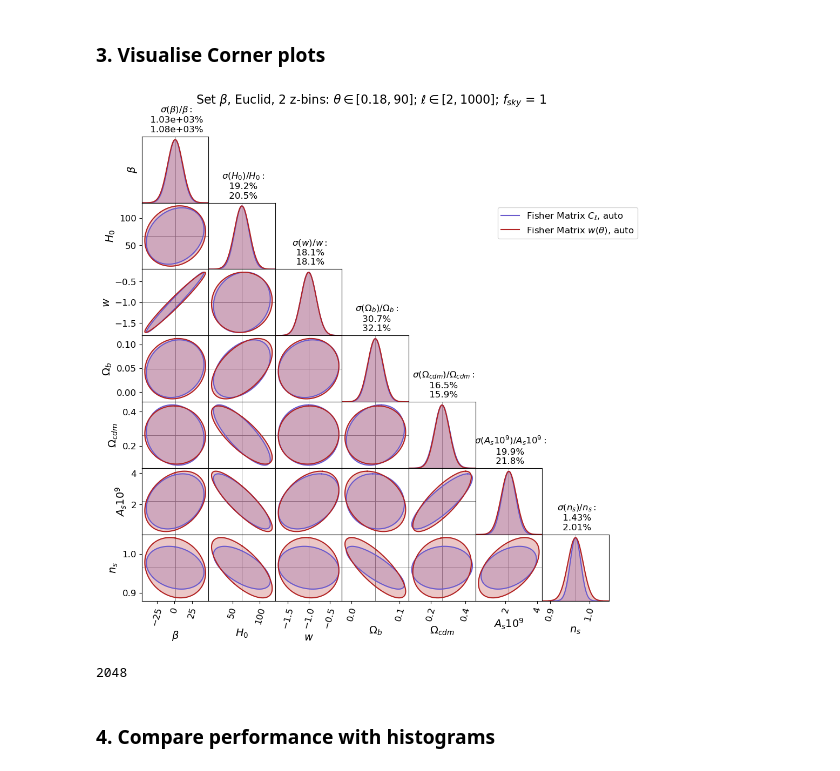
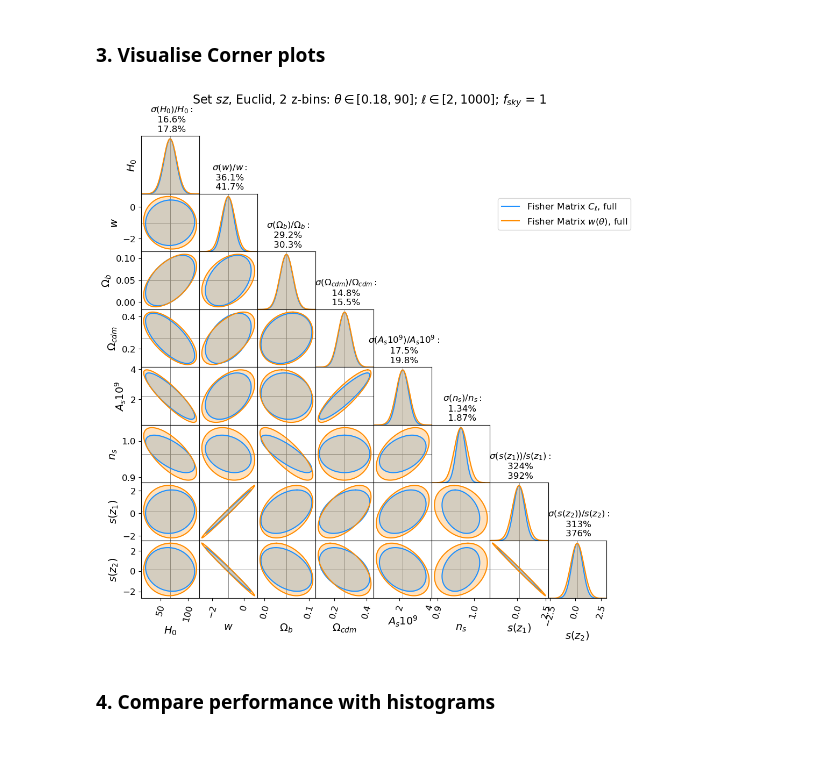
Before and after one commit to GreenTS27/Photo_Surveys-HI_IM-Fisher_Matrix, a Jupyter notebook: Fisher_Matrix_C_ell_vs_w_t.ipynb, the cells around one changed output. Drawn from its saved outputs; the diff is of its cells as text; code cells hidden in the pictures.

Commit message:
Fixing fisher derivatives

```diff
--- a/Fisher_Matrix_C_ell_vs_w_t.ipynb
+++ b/Fisher_Matrix_C_ell_vs_w_t.ipynb
@@ -1502,8 +1515,8 @@ ic| np.sum(Matrix @ Matrix_inv): np.float64(7.000000000177119)
 
 FIM_Cl_auto = np.loadtxt(open(F"{folder_name}FisherM_Cl_auto_{save_filename}_f{f_sky_str}_lmin{l_min}_thetaMax{theta_max}.csv", "rb"), delimiter=" ", skiprows=0)
 FIM_w_auto  = np.loadtxt(open(F"{folder_name}FisherM_w_auto_{ save_filename}_f{f_sky_str}_lmin{l_min}_thetaMax{theta_max}.csv", "rb"), delimiter=" ", skiprows=0)
-# FIM_Cl_full = np.loadtxt(open(F"{folder_name}FisherM_Cl_full_{save_filename}_f{f_sky_str}_lmin{l_min}_thetaMax{theta_max}.csv", "rb"), delimiter=" ", skiprows=0)
-# FIM_w_full  = np.loadtxt(open(F"{folder_name}FisherM_w_full_{ save_filename}_f{f_sky_str}_lmin{l_min}_thetaMax{theta_max}.csv", "rb"), delimiter=" ", skiprows=0)
+FIM_Cl_full = np.loadtxt(open(F"{folder_name}FisherM_Cl_full_{save_filename}_f{f_sky_str}_lmin{l_min}_thetaMax{theta_max}.csv", "rb"), delimiter=" ", skiprows=0)
+FIM_w_full  = np.loadtxt(open(F"{folder_name}FisherM_w_full_{ save_filename}_f{f_sky_str}_lmin{l_min}_thetaMax{theta_max}.csv", "rb"), delimiter=" ", skiprows=0)
 
 ########################## Corner plots ###################################################################
 
@@ -1516,63 +1529,59 @@ for key in dic_Cosm_param.keys():
     # counter+=1
 
 par = [
-    # r"$s(z_1)$",
-    # r"$s(z_2)$",
-    # r"$s(z_3)$",
-    # r"$s(z_4)$",
-    r"$\beta$",
     r'$H_0$',
     r'$w$',
     r"$\Omega_b$",
     r"$\Omega_{cdm}$",
     r"$A_s 10^{9}$",
-    r"$n_s$"
+    r"$n_s$",
+    # r"$\beta$",
+    r"$s(z_1)$",
+    r"$s(z_2)$",
+    r"$s(z_3)$",
+    # r"$s(z_4)$",
     ]
 par_titles = par
 
 # Plot_title = r"$f_{sky}$ = " + rf"{f_sky:.3g}; $z_c = {z_1, z_2, z_3, z_4 }$; $\sigma_z = {sigma_val}$"
 # Plot_title = rf"Error Ellipses: $\theta \in [{theta_min}, {theta_max:.3g}]$; $\ell \in [{l_min}, {l_max}]$; " + r"$f_{sky}$ = " + rf"{f_sky:.3g}"
-Plot_title = rf"Set $\{set_name}$, {Survey_Gal}, {N_bins_Gal} z-bins: $\theta \in [{theta_min}, {theta_max:.3g}]$; $\ell \in [{l_min}, {l_max}]$; " + r"$f_{sky}$ = " + rf"{f_sky:.3g}"
+Plot_title = rf"Set ${set_name}$, {Survey_Gal}, {N_bins_Gal} z-bins: $\theta \in [{theta_min}, {theta_max:.3g}]$; $\ell \in [{l_min}, {l_max}]$; " + r"$f_{sky}$ = " + rf"{f_sky:.3g}"
 
-name_fig_corner = f"Figures/CornerP_{set_name}_{Survey_Gal}_{N_bins_Gal}z-bins_theta_{theta_min_str}_{theta_max:.3g}-ell_{l_min}_{l_max}-f_sky_{f_sky_str}"
+name_fig_corner = f"Figures/CornerP_{set_name}_{Survey_Gal}_{N_bins_Gal}zbins_{Survey_HI}_{N_bins_HI}zbins_theta_{theta_min_str}_{theta_max:.3g}-ell_{l_min}_{l_max}-f_sky_{f_sky_str}"
 
 # list_colors = ["#37b67e", "#057041", "#7e71bf", "#4900ac"]
 # list_colors = ["dodgerblue", "darkorange", "slateblue", "firebrick"]
 list_colors = ["slateblue", "firebrick", "dodgerblue", "darkorange"]
 
 
 # Only s(z)
 # Fishers = [ np.linalg.inv(np.linalg.inv(FIM_Cl_auto) [0:4,0:4]),
 #             np.linalg.inv(np.linalg.inv(FIM_w_auto)  [0:4,0:4]),
 #             np.linalg.inv(np.linalg.inv(FIM_Cl_cross)[0:4,0:4]),
 #             np.linalg.inv(np.linalg.inv(FIM_w_cross) [0:4,0:4]) ]
 
 # Only Cosm param
 # Fishers = [ np.linalg.inv(np.linalg.inv(FIM_Cl_auto) [4:,4:]),
 #             np.linalg.inv(np.linalg.inv(FIM_w_auto)  [4:,4:]),
 #             np.linalg.inv(np.linalg.inv(FIM_Cl_cross)[4:,4:]),
 #             np.linalg.inv(np.linalg.inv(FIM_w_cross) [4:,4:]) ]
 
 
 # Fishers = [ FIM_Cl_auto, FIM_w_auto, FIM_Cl_full, FIM_w_full ]
 # Flabels = [ r"Fisher Matrix $C_\ell$, auto", r"Fisher Matrix $w(\theta)$, auto", r"Fisher Matrix $C_\ell$, full", r"Fisher Matrix $w(\theta)$, full" ]
 # CornerPlot( Fishers, fid, par, par_titles, Plot_title, Flabels=Flabels, cores=list_colors, figure_size=(10,8),
 #             Fig_name= name_fig_corner+".png")
 
-Fishers = [ FIM_Cl_auto, FIM_w_auto]
-Flabels = [ r"Fisher Matrix $C_\ell$, auto", r"Fisher Matrix $w(\theta)$, auto"  ]
-CornerPlot( Fishers, fid, par, par_titles, Plot_title,  Flabels=Flabels, cores=[list_colors[0], list_colors[1]] )
+# Fishers = [ FIM_Cl_auto, FIM_w_auto]
+# Flabels = [ r"Fisher Matrix $C_\ell$, auto", r"Fisher Matrix $w(\theta)$, auto"  ]
+# CornerPlot( Fishers, fid, par, par_titles, Plot_title,  Flabels=Flabels, cores=[list_colors[0], list_colors[1]] )
 
-# Fishers = [ FIM_Cl_full, FIM_w_full ]
-# Flabels = [ r"Fisher Matrix $C_\ell$, full", r"Fisher Matrix $w(\theta)$, full" ]
-# CornerPlot( Fishers, fid, par, par_titles, Plot_title, Flabels=Flabels, cores=[list_colors[2], list_colors[3]],
-#             Fig_name= name_fig_corner+"_full.png")
+Fishers = [ FIM_Cl_full, FIM_w_full ]
+Flabels = [ r"Fisher Matrix $C_\ell$, full", r"Fisher Matrix $w(\theta)$, full" ]
+CornerPlot( Fishers, fid, par, par_titles, Plot_title, Flabels=Flabels, cores=[list_colors[2], list_colors[3]],
+            Fig_name= name_fig_corner+"_full.png")
 # %% [output]
-[figure, old version]
+[figure, new version]
-# %%
-2**11
-# %% [output]
-2048
 # %% [markdown]
 ### 4. **Compare** performance with histograms
 # %% [markdown]
```
Also changed, not shown: parts of 16 cells of this notebook.
